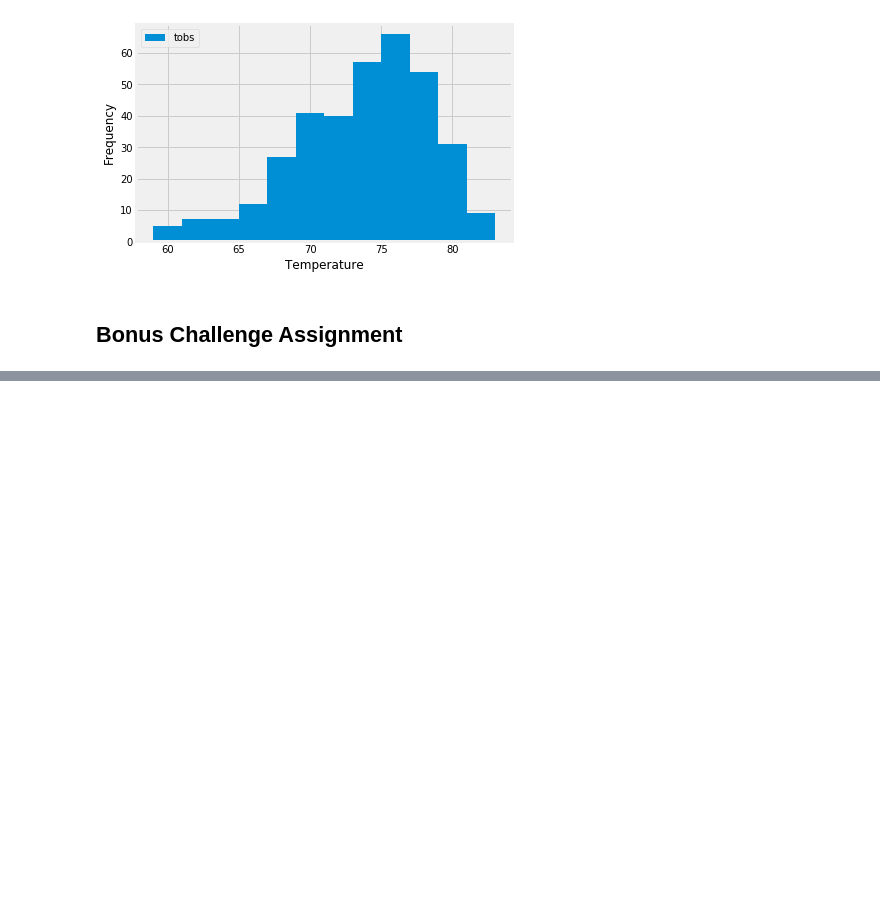
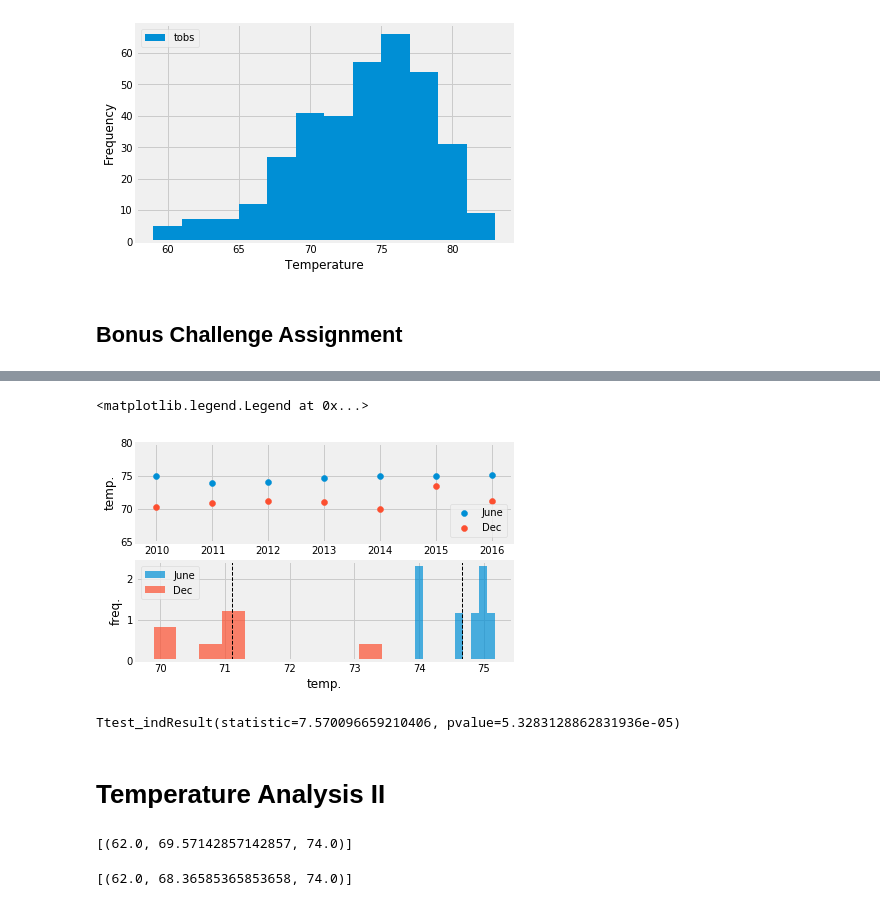
Before and after one commit to florin-vasiliu/sqlalchemy-challenge, a Jupyter notebook: app.ipynb, the cells around one changed output, grey strips where cells are left out. Cells and saved outputs as stored; diff of their text form; code cells hidden in the pictures; blank space fills up the shorter version.

```diff
--- a/app.ipynb
+++ b/app.ipynb
@@ -259,0 +229,16 @@ plt.show()
+# %%
+# Creating a dataframe with the average temperatures in June and December,
+#for all years in the DB
+
+# Define function to extract avg temp for all years for one single month
+def avg_temperatures(month):
+    qry_avg_temp_june=session \
+        .query(extract('year', tbl_measurement.date),func.avg(tbl_measurement.tobs)) \
+        .filter(extract('month', tbl_measurement.date)==month) \
+        .group_by(extract('year', tbl_measurement.date))
+    return pd.read_sql_query(qry_avg_temp_june.statement, session.bind)
+
+#generating dataframe with the data of interest
+df_avg_temp=pd.merge(avg_temperatures(6),avg_temperatures(12), on="anon_1")
+df_avg_temp=df_avg_temp.rename(columns={"anon_1":"year", "avg_1_x":"AvgT_Jun", "avg_1_y":"AvgT_Dec"})
+df_avg_temp
@@ -260,3 +254,33 @@ plt.show()
+# %%
+# Plotting the data
+
+# Scatter Plot of Data
+fig, ax = plt.subplots(2, 1)
+ax[0].scatter(df_avg_temp['year'], df_avg_temp['AvgT_Jun'], label="June")
+ax[0].scatter(df_avg_temp['year'], df_avg_temp['AvgT_Dec'], label="Dec")
+ax[0].set_xlabel("year")
+ax[0].set_ylabel("temp.")
+ax[0].set_ylim(65,80)
+ax[0].legend(loc="lower right")
+
+# Histogram Plot of Data
+ax[1].hist(df_avg_temp['AvgT_Jun'], 10, density=True, alpha=0.7, label="June")
+ax[1].hist(df_avg_temp['AvgT_Dec'], 10, density=True, alpha=0.7, label="Dec")
+ax[1].axvline(df_avg_temp['AvgT_Jun'].mean(), color='k', linestyle='dashed', linewidth=1)
+ax[1].axvline(df_avg_temp['AvgT_Dec'].mean(), color='k', linestyle='dashed', linewidth=1)
+ax[1].set_xlabel("temp.")
+ax[1].set_ylabel("freq.")
+ax[1].legend()
+# %% [output]
+<matplotlib.legend.Legend at 0x...>
+[figure, added]
+# %%
+# two sided T-test without assumption of equal variances
+stats.ttest_ind(df_avg_temp["AvgT_Jun"], df_avg_temp["AvgT_Dec"], equal_var=False)
+# %% [output]
+Ttest_indResult(statistic=7.570096659210406, pvalue=5.3283128862831936e-05)
+# %% [markdown]
+# Temperature Analysis II
 # %%
 # This function called `calc_temps` will accept start date and end date in the format '%Y-%m-%d'
 # and return the minimum, average, and maximum temperatures for that range of dates
@@ -271,14 +295,27 @@ def calc_temps(start_date, end_date):
         TMIN, TAVE, and TMAX
     """
 
-    return session.query(func.min(Measurement.tobs), func.avg(Measurement.tobs), func.max(Measurement.tobs)).\
-        filter(Measurement.date >= start_date).filter(Measurement.date <= end_date).all()
+    return session.query(func.min(tbl_measurement.tobs), func.avg(tbl_measurement.tobs), func.max(tbl_measurement.tobs)).\
+        filter(tbl_measurement.date >= start_date).filter(tbl_measurement.date <= end_date).all()
 
 # function usage example
 print(calc_temps('2012-02-28', '2012-03-05'))
+# %% [output]
+[(62.0, 69.57142857142857, 74.0)]
 # %%
 # Use your previous function `calc_temps` to calculate the tmin, tavg, and tmax
 # for your trip using the previous year's data for those same dates.
+start_vacation_date = '2018-01-01'
+end_vacation_date = '2018-01-07'
+
+period_before_months = 12
+period_start = month_offset(-period_before_months, start_vacation_date)
+period_end = month_offset(-period_before_months, end_vacation_date)
+
+temp_of_interest = calc_temps(period_start, period_end)
+temp_of_interest
+# %% [output]
+[(62.0, 68.36585365853658, 74.0)]
 # %%
 # Plot the results from your previous query as a bar chart.
 # Use "Trip Avg Temp" as your Title
```
Also changed, not shown: parts of 16 cells of this notebook.
